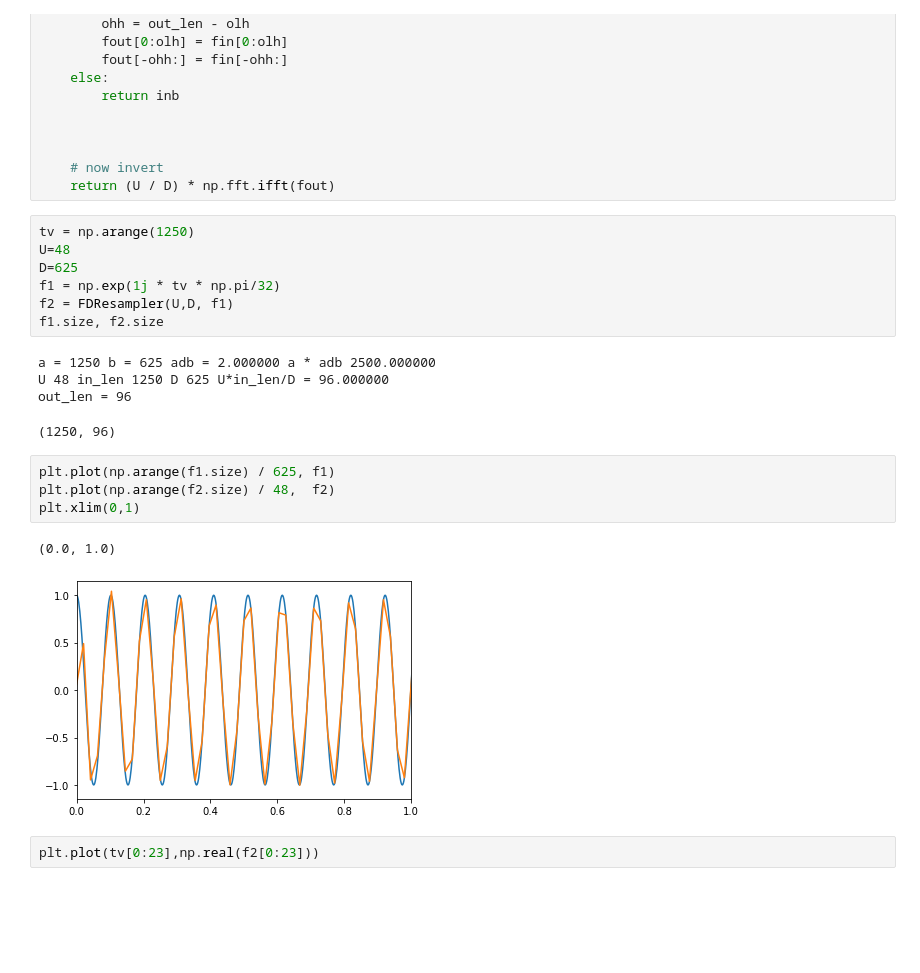
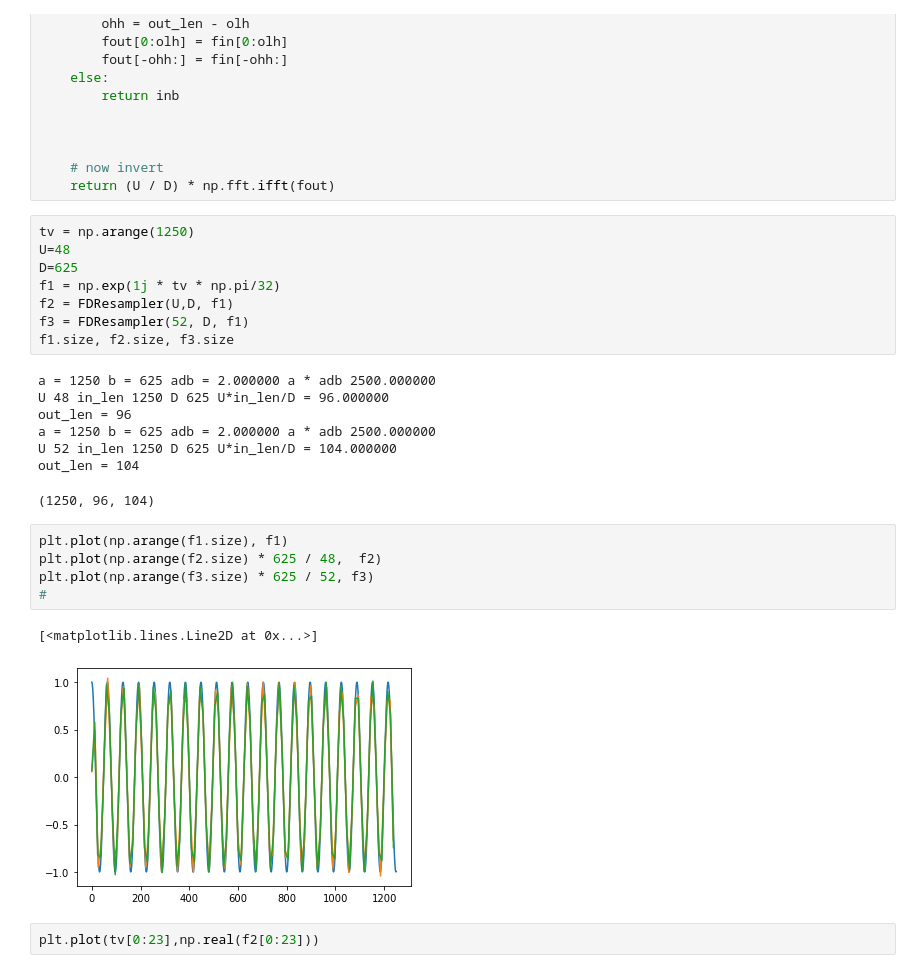
Before and after one commit to kb1vc/SoDaRadio, a Jupyter notebook: jupyter/ReSampler.ipynb, the cells around one changed output. Cells and saved outputs as stored; diff of their text form; blank space fills up the shorter version.

```diff
--- a/jupyter/ReSampler.ipynb
+++ b/jupyter/ReSampler.ipynb
@@ -153,19 +153,24 @@ U=48
 D=625
 f1 = np.exp(1j * tv * np.pi/32)
 f2 = FDResampler(U,D, f1)
-f1.size, f2.size
+f3 = FDResampler(52, D, f1)
+f1.size, f2.size, f3.size
 # %% [output]
 a = 1250 b = 625 adb = 2.000000 a * adb 2500.000000
 U 48 in_len 1250 D 625 U*in_len/D = 96.000000
 out_len = 96
+a = 1250 b = 625 adb = 2.000000 a * adb 2500.000000
+U 52 in_len 1250 D 625 U*in_len/D = 104.000000
+out_len = 104
-(1250, 96)
+(1250, 96, 104)
 # %%
-plt.plot(np.arange(f1.size) / 625, f1)
-plt.plot(np.arange(f2.size) / 48,  f2)
-plt.xlim(0,1)
+plt.plot(np.arange(f1.size), f1)
+plt.plot(np.arange(f2.size) * 625 / 48,  f2)
+plt.plot(np.arange(f3.size) * 625 / 52, f3)
+#
 # %% [output]
-(0.0, 1.0)
+[<matplotlib.lines.Line2D at 0x...>]
-[figure, old version]
+[figure, new version]
 # %%
 plt.plot(tv[0:23],np.real(f2[0:23]))
 # %% [output]
```
Also changed, not shown: parts of 3 cells of this notebook, 6 other files.
